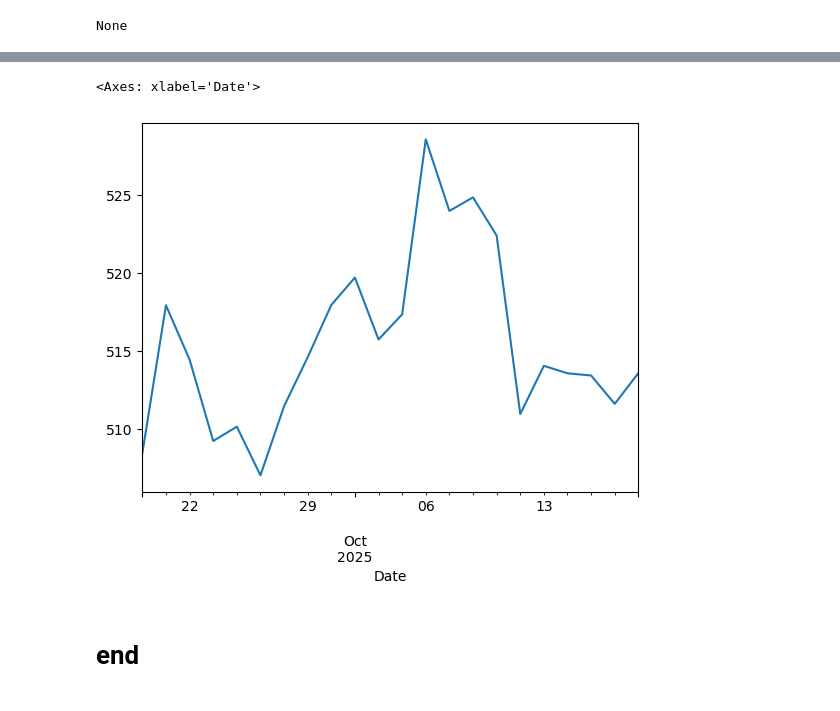
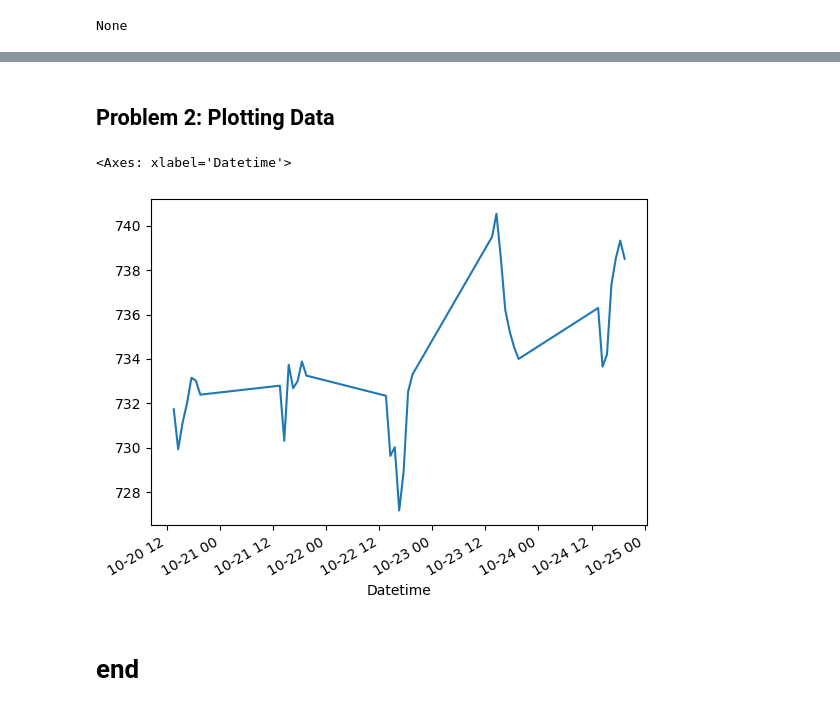
Before and after one commit to callagg2/computer_infrastructure, a Jupyter notebook: assignment/problems.ipynb, the cells around one changed output, grey strips where cells are left out. Saved outputs shown, nothing was run; the diff lists cells and outputs as text; code cells hidden in the pictures.

Commit message:
updated version of yfinance

```diff
--- a/assignment/problems.ipynb
+++ b/assignment/problems.ipynb
@@ -63,9 +72,0 @@ Failed to get ticker 'NFLX' reason: 'str' object has no attribute 'name'
-# %%
-df = yf.download(['MSFT','AAPL', 'GOOG'],period='1mo')
-# details of this function can be found here https://ranaroussi.github.io/yfinance/reference/api/yfinance.download.html
-# it says the format of the command is
-# yfinance.download(tickers, start=None, end=None, actions=False, threads=True, ignore_tz=None, group_by='column', auto_adjust=None,
-# back_adjust=False, repair=False, keepna=False, progress=True, period=None, interval='1d', prepost=False, proxy=<object object>,
-# rounding=False, timeout=10, session=None, multi_level_index=True)
-
-# We want to have a copy of the data, copy it to a dataframe called df
@@ -151,8 +179,10 @@ DatetimeIndex(['2025-09-18', '2025-09-19', '2025-09-22', '2025-09-23',
+# %% [markdown]
+## Problem 2: Plotting Data
 # %%
-df[('Close','MSFT')].plot()
+df[('Close','META')].plot()
 #so this plot the closing price for MSFT for one month (October 2025)
 # %% [output]
-<Axes: xlabel='Date'>
+<Axes: xlabel='Datetime'>
-[figure, old version]
+[figure, new version]
 # %% [markdown]
 # end
```
Also changed, not shown: parts of 12 cells of this notebook, 4 other files.
